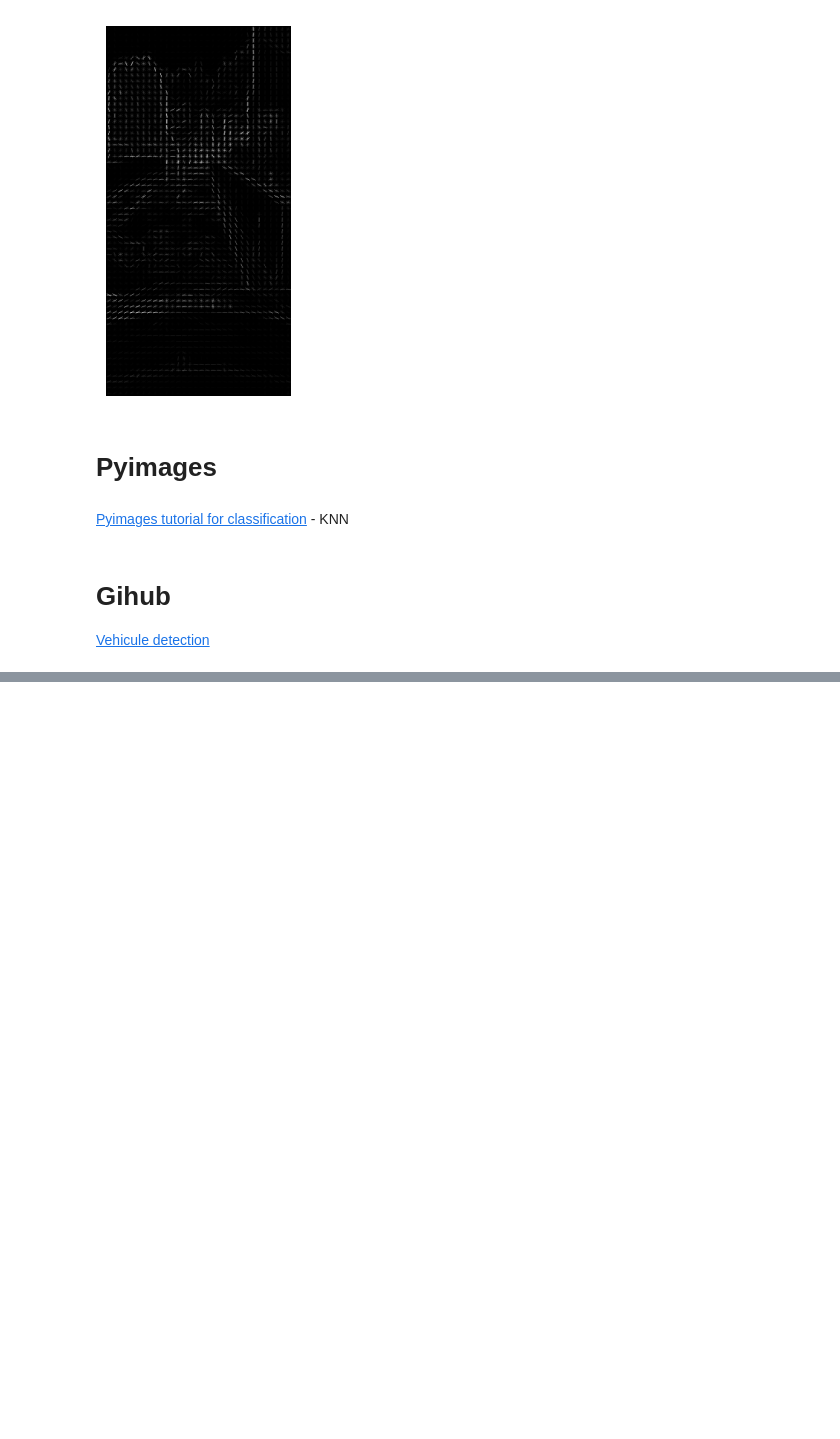
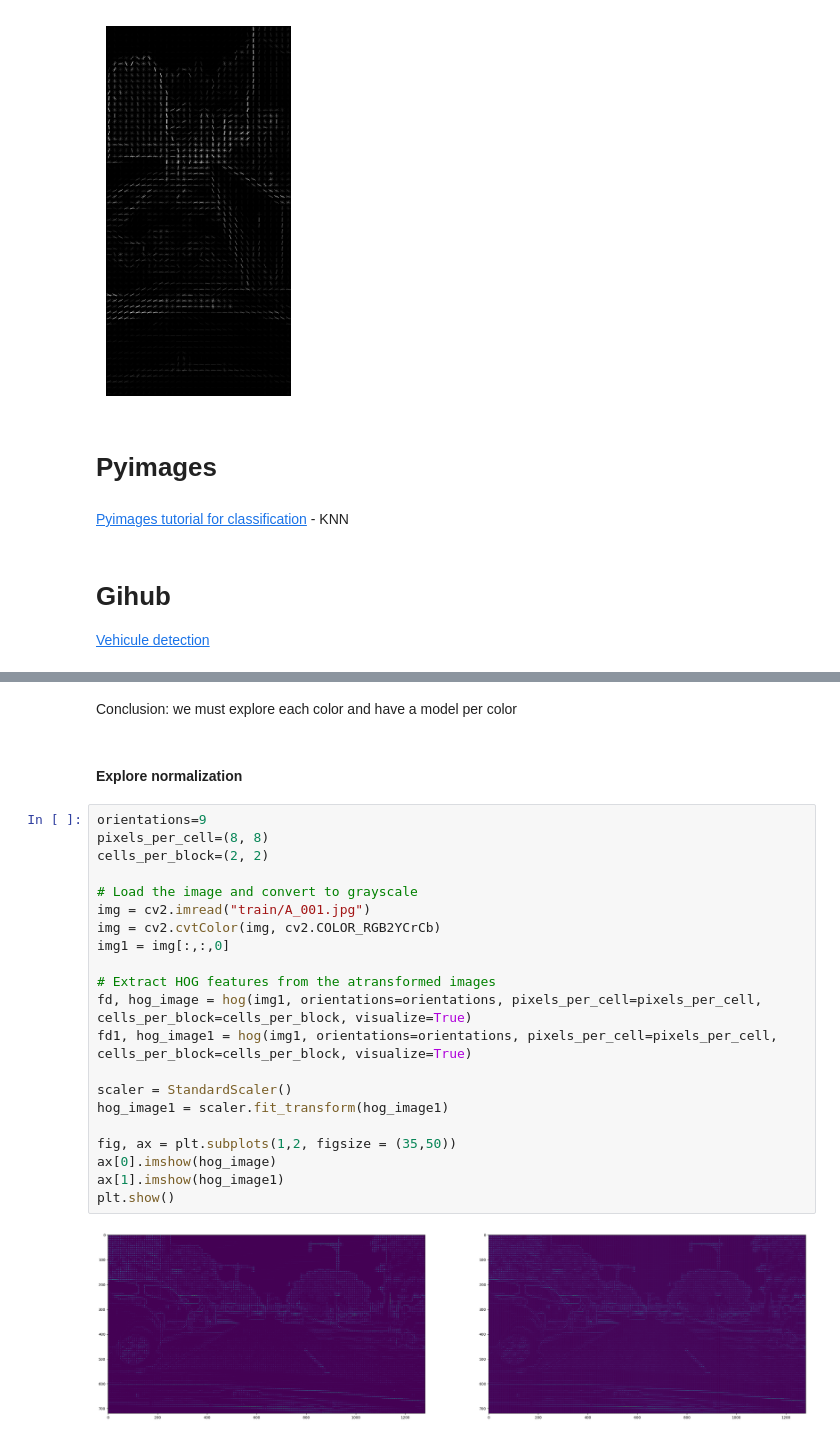
Before and after one commit to adrienloizeau/HOG-Car-Dectector, a Jupyter notebook: playing_hog.ipynb, the cells around one changed output, grey strips where cells are left out. Saved outputs shown, nothing was run; the diff lists cells and outputs as text; blank space fills up the shorter version.

```diff
--- a/playing_hog.ipynb
+++ b/playing_hog.ipynb
@@ -51,0 +81,27 @@ plt.imshow(hog_image, cmap="gray")
+# %% [markdown]
+Conclusion: we must explore each color and have a model per color
+# %% [markdown]
+#### Explore normalization
+# %%
+orientations=9
+pixels_per_cell=(8, 8)
+cells_per_block=(2, 2)
+
+# Load the image and convert to grayscale
+img = cv2.imread("train/A_001.jpg")
+img = cv2.cvtColor(img, cv2.COLOR_RGB2YCrCb)
+img1 = img[:,:,0]
+
+# Extract HOG features from the atransformed images
+fd, hog_image = hog(img1, orientations=orientations, pixels_per_cell=pixels_per_cell, cells_per_block=cells_per_block, visualize=True)
+fd1, hog_image1 = hog(img1, orientations=orientations, pixels_per_cell=pixels_per_cell, cells_per_block=cells_per_block, visualize=True)
+
+scaler = StandardScaler()
+hog_image1 = scaler.fit_transform(hog_image1)
+
+fig, ax = plt.subplots(1,2, figsize = (35,50))
+ax[0].imshow(hog_image)
+ax[1].imshow(hog_image1)
+plt.show()
+# %% [output]
+[figure, added]
```
Also changed, not shown: parts of 10 cells of this notebook, 4 other files.
